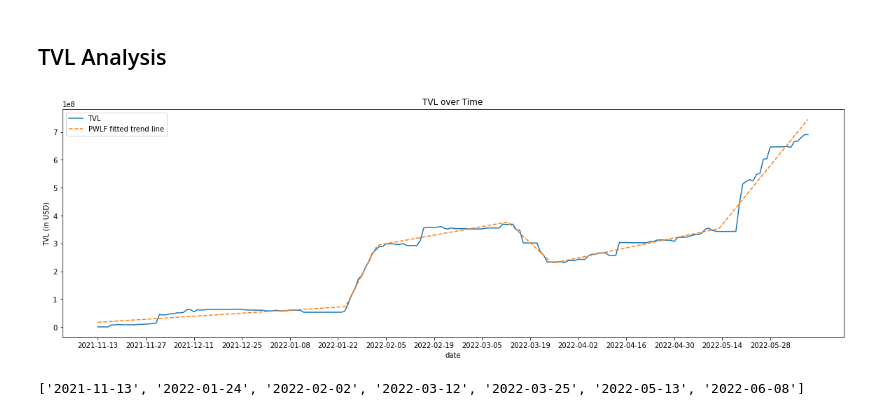
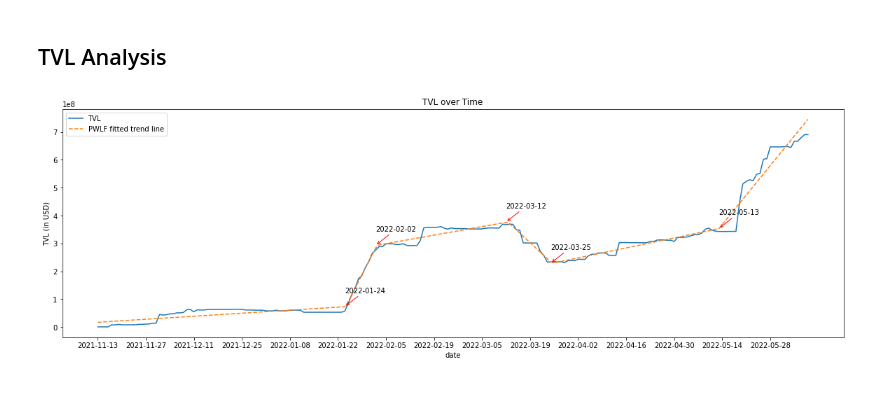
Before and after one commit to StardustLID/eth-uniswap-prelim-analysis, a Jupyter notebook: chart_data.ipynb, the cells around one changed output. Cells and saved outputs as stored; diff of their text form; code cells hidden in the pictures.

Commit message:
annotate turning pts

```diff
--- a/chart_data.ipynb
+++ b/chart_data.ipynb
@@ -277,23 +277,27 @@ plt.show()
 import pwlf_helper
 reg_result = pwlf_helper.regression(df["timestamp"], df["tvlUSD"], 6)
 # %%
-plt.figure(figsize=(20, 6))
+fig, ax = plt.subplots(figsize=(20, 6))
 plt.plot(df["date"], df["tvlUSD"])
 plt.plot(df["date"], reg_result.yHat, '--')
-
-# x-axis ticks are spaced out biweekly (for now)
-plt.xticks(pd.date_range(df["date"].iloc[0], df["date"].iloc[-1], freq="14D"))
 
 plt.title("TVL over Time")
 plt.xlabel("date")
 plt.ylabel("TVL (in USD)")
 plt.legend(["TVL", "PWLF fitted trend line"])
+
+# x-axis ticks are spaced out biweekly (for now)
+plt.xticks(pd.date_range(df["date"].iloc[0], df["date"].iloc[-1], freq="14D"))
+
+# annotate turning points
+for tp in reg_result.tp[1:-1]:
+    tp_date = dt.date.fromtimestamp(tp)
+    tp_str = tp_date.strftime("%Y-%m-%d")
+    pred = reg_result.predict(tp)
+    ax.annotate(tp_str, xy=(tp_date, pred), xytext=(tp_date, pred+0.5e8),
+        arrowprops=dict(arrowstyle="->", color='red')
+    )
+
 plt.show()
 # %% [output]
-[figure, old version]
+[figure, new version]
-# %%
-# get turning points (in date)
-tps = [dt.date.fromtimestamp(tp).strftime("%Y-%m-%d") for tp in reg_result.tp]
-print(tps)
-# %% [output]
-['2021-11-13', '2022-01-24', '2022-02-02', '2022-03-12', '2022-03-25', '2022-05-13', '2022-06-08']
```
Also changed, not shown: parts of 1 cell of this notebook, 1 other file.
